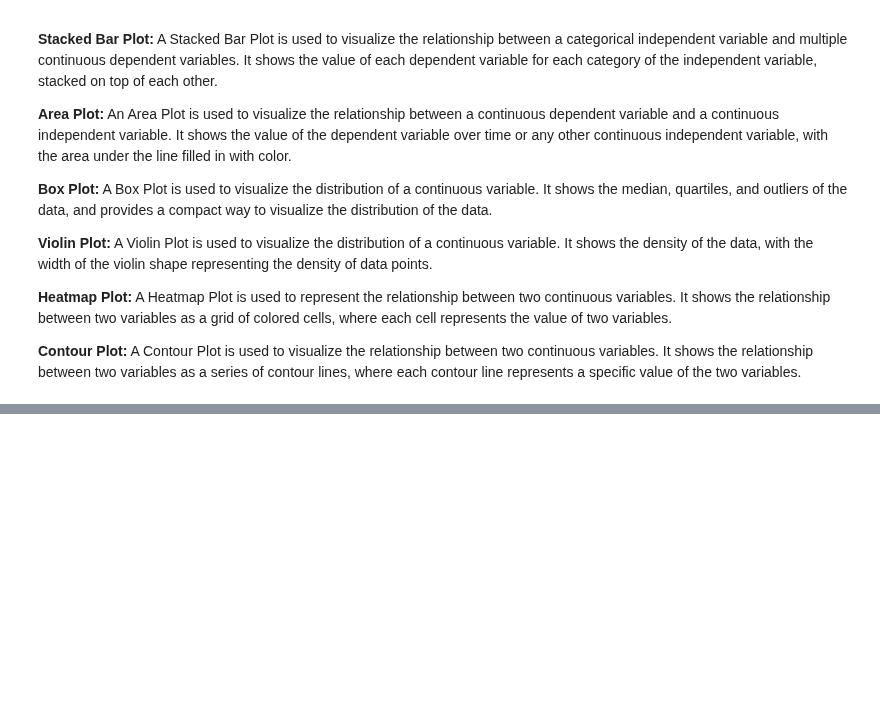
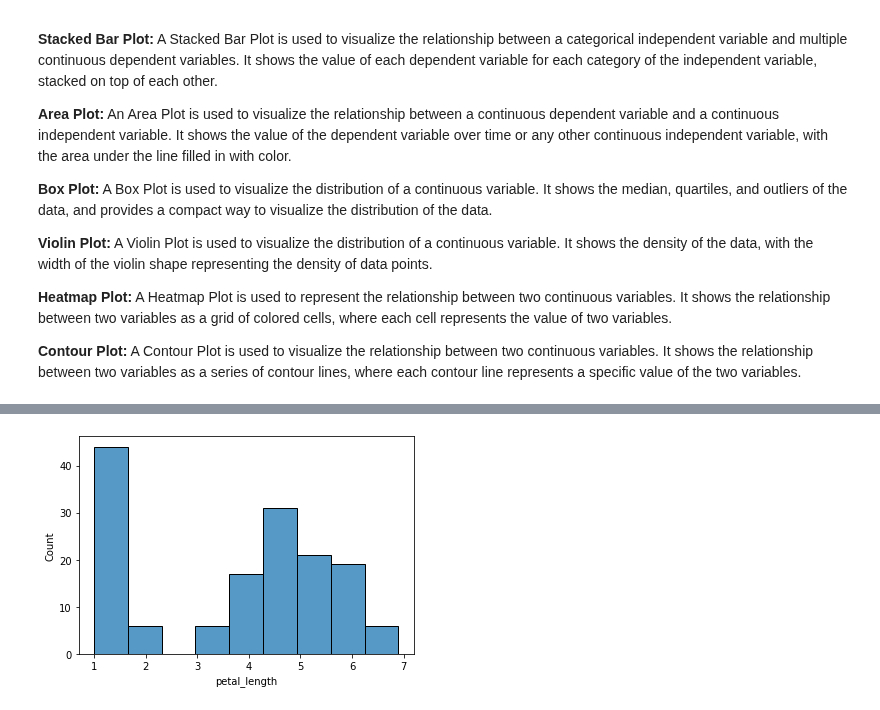
Before and after one commit to Deepsphere-AI/BCA, a Jupyter notebook: SEM-2/Data Science/Programs/Program_14_DataVisualizationGraphs.ipynb, the cells around one changed output, grey strips where cells are left out. Drawn from its saved outputs; the diff is of its cells as text; code cells hidden in the pictures; blank space fills up the shorter version.

```diff
--- a/SEM-2/Data Science/Programs/Program_14_DataVisualizationGraphs.ipynb
+++ b/SEM-2/Data Science/Programs/Program_14_DataVisualizationGraphs.ipynb
@@ -48,0 +65,6 @@ import matplotlib.pyplot as plt
+# %%
+#Histogram
+sns.histplot(vAR_df['petal_length'], kde=False)
+plt.show()
+# %% [output]
+[figure, added]
```
Also changed, not shown: parts of 11 cells of this notebook.
